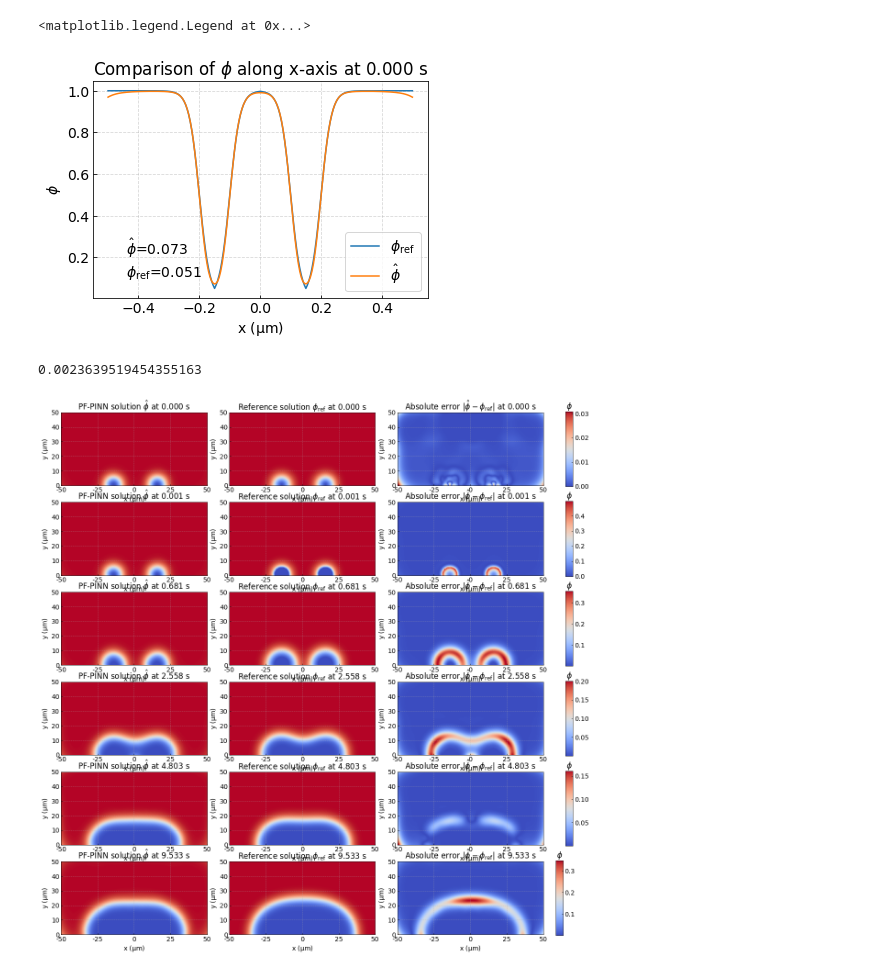
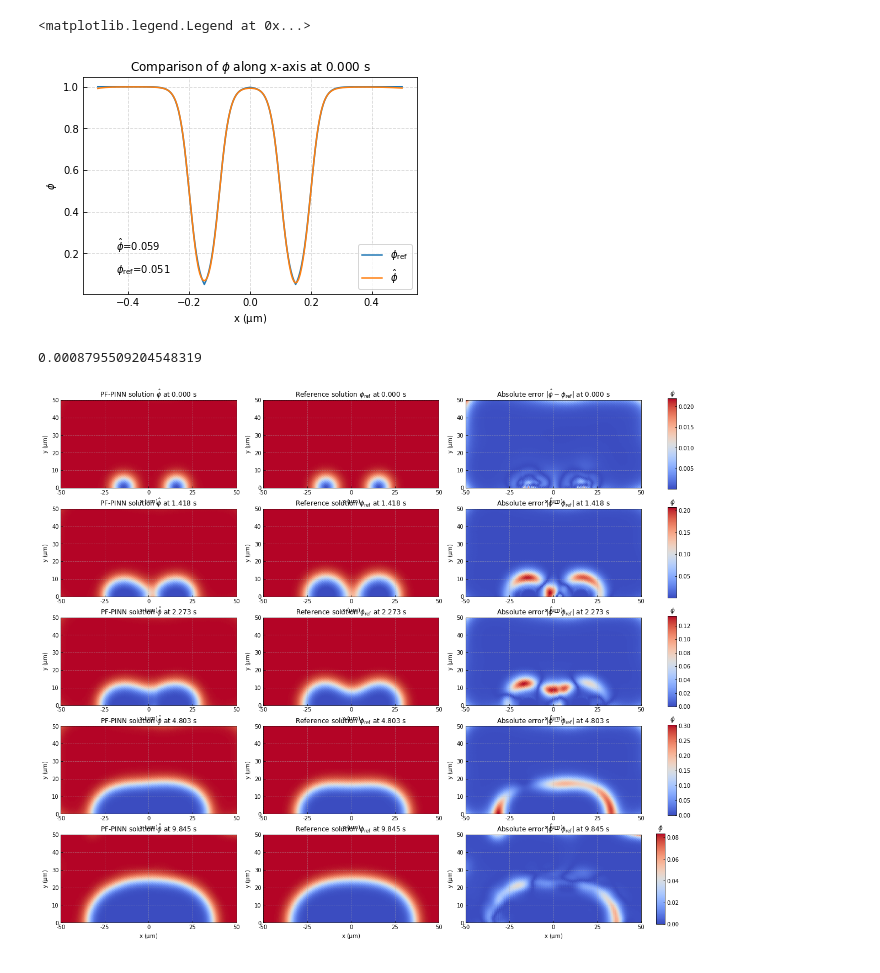
Before and after one commit to NanxiiChen/sharp-pinns, a Jupyter notebook: eval-3pits.ipynb, the cells around one changed output. Saved outputs shown, nothing was run; the diff lists cells and outputs as text; code cells hidden in the pictures.

Commit message:
change model

```diff
--- a/eval-3pits.ipynb
+++ b/eval-3pits.ipynb
@@ -32,7 +32,7 @@ configs = {
 rc.update(configs)
 # save_root = "./figures/"
 # %%
-model_dir = "/root/tf-logs/2pits-modifiedmlp-2024-09-19-13-20-12/model-6500.pt"
+model_dir = "/root/tf-logs/2pits-modifiedmlp-2024-10-03-20-20-46/model-2500.pt"
 
 import torch
 import pf_pinn as pfp
@@ -178,11 +179,11 @@ ax.legend(loc="lower right")
 # plt.savefig("out-x.jpg", dpi=300, bbox_inches='tight')
 # %% [output]
 <matplotlib.legend.Legend at 0x...>
-[figure, old version]
+[figure, new version]
 # %%
-ts = [0.000, 0.001, 0.681, 2.558, 4.803, 9.533]
+ts = [0.000, 1.418, 2.273, 4.803, 9.845,]
 # ts = [ 49.15]
-mesh_points = np.load("./data/2pits-refined/mesh_points.npy") * 1e4
+mesh_points = np.load("./data/2d-2pits/mesh_points.npy") * 1e4
 # mesh_points = mesh_points[mesh_points[:, 1] < 0.5 & np.abs()]
 mse = 0
 
@@ -208,7 +209,7 @@ for idx, tic in enumerate(ts):
         title=r"PF-PINN solution $\hat\phi$" + " at "+ f"{tic:.3f} s"
     )
 
-    truth = np.load("./data/2pits-refined/sol-" + f"{tic:.3f}.npy")
+    truth = np.load("./data/2d-2pits/sol-" + f"{tic:.3f}.npy")
     # if np.abs(tic) < 1e-5:
     #     truth_phi = 1 - (1 - np.tanh(np.sqrt(OMEGA_PHI) /
     #                                  np.sqrt(2 * ALPHA_PHI) * \
@@ -225,32 +226,32 @@ for idx, tic in enumerate(ts):
     ax.xaxis.set_major_locator(plt.MultipleLocator(0.25))
     ax.set(
         xlabel="x " + r"$\mathrm{(\mu m)}$", ylabel="y " + r"$\mathrm{(\mu m)}$", aspect='equal',
         xlim=(-0.5, 0.5), ylim=(0, 0.5),
         title=r"Reference solution $\phi_{\mathrm{ref}}$" + " at "+ f"{tic:.3f} s"
     )
 
     ax = fig.add_subplot(gs[idx, 2])
     ax.scatter(mesh_points[:, 0], mesh_points[:, 1], c=diff, cmap='coolwarm',)
     # ax.scatter(mesh_points[:, 0], mesh_points[:, 1], c=truth[:, 0], cmap='coolwarm', vmin=0, vmax=1)
     ax.xaxis.set_major_formatter(plt.FuncFormatter(lambda x, pos: f'{x*1e2:.0f}'))
     ax.yaxis.set_major_formatter(plt.FuncFormatter(lambda x, pos: f'{x*1e2:.0f}'))
     ax.xaxis.set_major_locator(plt.MultipleLocator(0.25))
     ax.set(
         xlabel="x " + r"$\mathrm{(\mu m)}$", ylabel="y " + r"$\mathrm{(\mu m)}$", aspect='equal',
         xlim=(-0.5, 0.5), ylim=(0, 0.5),
         title=r"Absolute error $|\hat\phi - \phi_{\mathrm{ref}}|$" + " at "+ f"{tic:.3f} s"
     )
     mse += np.mean(diff**2)
     ax_bar = fig.add_subplot(gs[idx, 3])
     fig.colorbar(ax.collections[0], cax=ax_bar)
     ax_bar.set_title(r'$\phi$', loc='center')
     plt.subplots_adjust(wspace=0.2)
     pos = ax_bar.get_position()
     ax_bar.set_position([pos.x0 - 0.015, pos.y0, pos.width, pos.height])
     # plt.savefig(save_root + f"2d-diffusion-2pits-baseline-fields-{idx}.png", dpi=300, bbox_inches='tight')
 mse /= len(ts)
 print(mse)
 plt.savefig("out.png", dpi=300, bbox_inches="tight")
 # %% [output]
-0.0023639519454355163
+0.0008795509204548319
-[figure, old version]
+[figure, new version]
```
Also changed, not shown: parts of 3 cells of this notebook, 8 other files.
